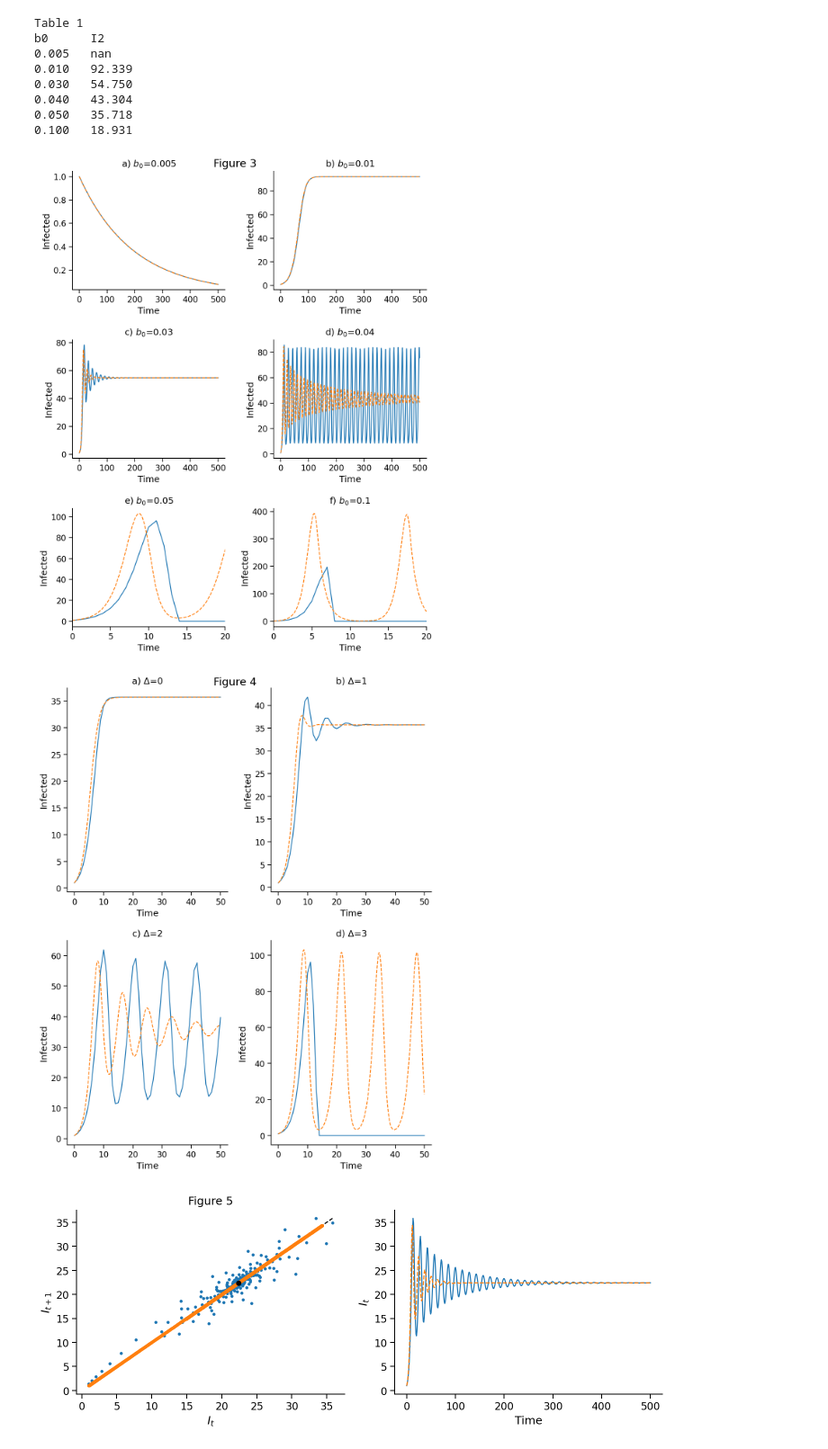
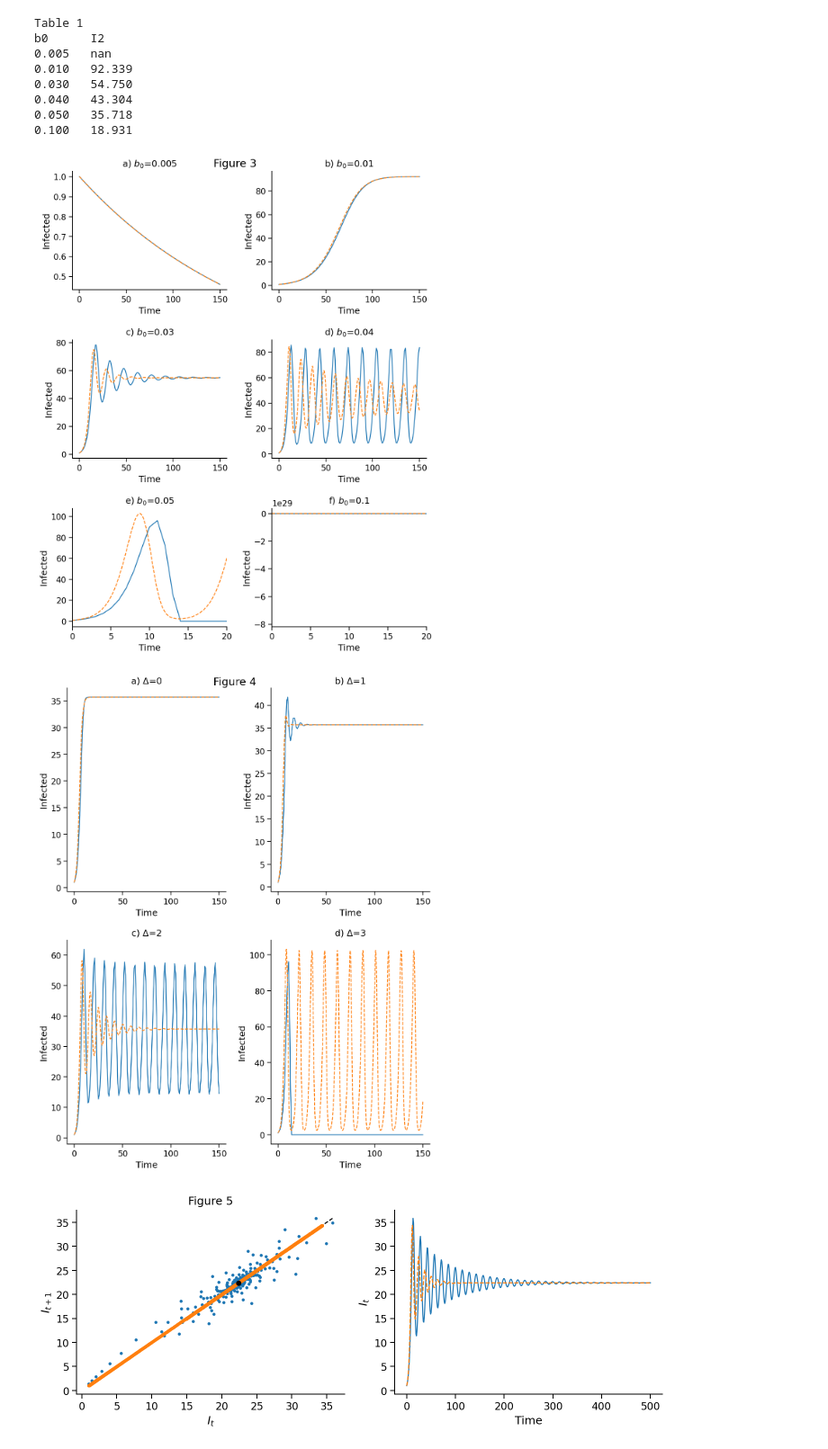
Before and after one commit to yoavram/SanJose, a Jupyter notebook: notebooks/model.ipynb, the cells around one changed output. Shown at 90% size. Cells and saved outputs as stored; diff of their text form; code cells hidden in the pictures.

```diff
--- a/notebooks/model.ipynb
+++ b/notebooks/model.ipynb
@@ -80,7 +81,7 @@ def det_cont_simulation(I0, N, b0, γ, c_hat, α1, α2, Δ, tmax=500, npts=100):
     t = np.linspace(0, tmax, tmax * npts)
     return t, ddeint(dde, g, t, fargs=(N, b0, γ, c_hat, α1, α2, Δ))
 
-I = det_dis_simulation(I0, N, b0, γ, c_hat, α1, α2, Δ, tmax=50, maxN=True)
+I = det_dis_simulation(I0, N, b0, γ, c_hat, α1, α2, Δ, tmax=50, min0=True, maxN=True)
 plt.plot(I, label='discrete')
 t, I = det_cont_simulation(I0, N, b0, γ, c_hat, α1, α2, Δ, tmax=50)
 plt.plot(t, I, label='continuous')
@@ -107,9 +108,9 @@ b0      I2
 # %%
 fig, axes = plt.subplots(3, 2, figsize=(8, 10))
 for b0_, ax, title in zip(b0s, axes.flat, 'abcdef'):
-    I = det_dis_simulation(I0, N, b0_, γ, c_hat, α1, α2, Δ)
+    I = det_dis_simulation(I0, N, b0_, γ, c_hat, α1, α2, Δ, tmax=150, min0=True, maxN=True)
     ax.plot(I)
-    t, I = det_cont_simulation(I0, N, b0_, γ, c_hat, α1, α2, Δ)
+    t, I = det_cont_simulation(I0, N, b0_, γ, c_hat, α1, α2, Δ, tmax=150)
     ax.plot(t, I, '--')
     ax.set_ylabel('Infected')
     ax.set_xlabel('Time')
@@ -121,24 +122,24 @@ fig.tight_layout()
 sns.despine()
 plt.savefig('../figures/fig3.pdf')
 # %% [output]
-[figure, old version]
+[figure, new version]
 # %%
 fig, axes = plt.subplots(2, 2, figsize=(8, 10))
 for Δ_, ax, title in zip(Δs, axes.flat, 'abcdef'):
-    I = det_dis_simulation(I0, N, b0, γ, c_hat, α1, α2, Δ_, tmax=50)
+    I = det_dis_simulation(I0, N, b0, γ, c_hat, α1, α2, Δ_, tmax=150, min0=True)
     ax.plot(I)
-    t, I = det_cont_simulation(I0, N, b0, γ, c_hat, α1, α2, Δ_, tmax=50)
+    t, I = det_cont_simulation(I0, N, b0, γ, c_hat, α1, α2, Δ_, tmax=150)
     ax.plot(t, I, '--')
     ax.set_ylabel('Infected')
     ax.set_xlabel('Time')
     ax.set_title("{}) Δ={}".format(title, Δ_))
 # axes[1,1].set_xlim(0, 20)
 plt.suptitle('Figure 4')
 fig.tight_layout()
 sns.despine()
 plt.savefig('../figures/fig4.pdf')
 # %% [output]
-[figure, old version]
+[figure, new version]
 # %%
 c_hat_ = 0.001
 
```
Also changed, not shown: parts of 21 cells of this notebook.
